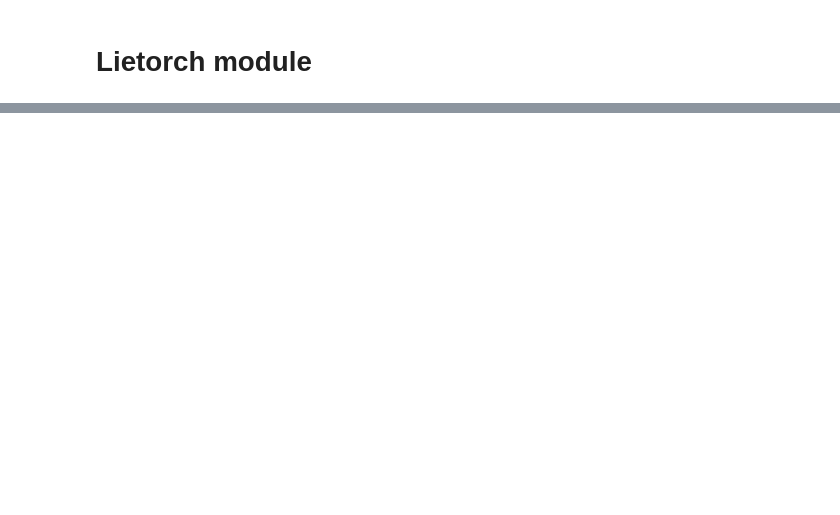
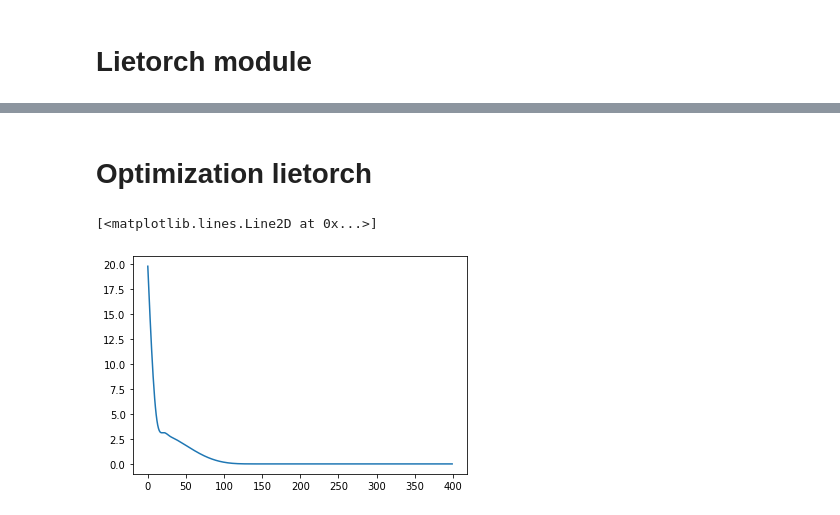
Before and after one commit to MisterMap/imap-pytorch, a Jupyter notebook: notebook/position_opitmizer.ipynb, the cells around one changed output, grey strips where cells are left out. Saved outputs shown, nothing was run; the diff lists cells and outputs as text; code cells hidden in the pictures; blank space fills up the shorter version.

```diff
--- a/notebook/position_opitmizer.ipynb
+++ b/notebook/position_opitmizer.ipynb
@@ -168,0 +220,27 @@ AttributeError: 'SE3' object has no attribute 'requires_grad'
+# %% [markdown]
+# Optimization lietorch
+# %%
+# %%timeit
+
+lie_position_parameter1 = position1.as_se3_parameter()
+
+# optimizer = torch.optim.ASGD([lie_position_parameter1], lr=1.5e-1)
+# optimizer = torch.optim.SGD([lie_position_parameter1], lr=2e-2)
+optimizer = torch.optim.Adam([lie_position_parameter1], lr=1e-1, betas=(0.8, 0.95))
+trajectory = [lie_position_parameter1.group.matrix().cpu().detach().numpy()[0]]
+losses = []
+for i in range(400):
+    lie_position_parameter1.grad = None
+    points1 = lie_position_parameter1 * points_tensor
+    points2 = position2.as_se3_group(False).act(points_tensor)
+    loss = torch.mean((points1 - points2) ** 2)
+    loss.backward()
+    losses.append(loss.item())
+    optimizer.step()
+#     lie_position_parameter1.add_(lie_position_parameter1.grad, -0.2)
+    trajectory.append(lie_position_parameter1.group.matrix().cpu().detach().numpy()[0])
+lie_torch_trajectory = np.array(trajectory)
+plt.plot(losses)
+# %% [output]
+[<matplotlib.lines.Line2D at 0x...>]
+[figure, added]
```
Also changed, not shown: parts of 28 cells of this notebook.
